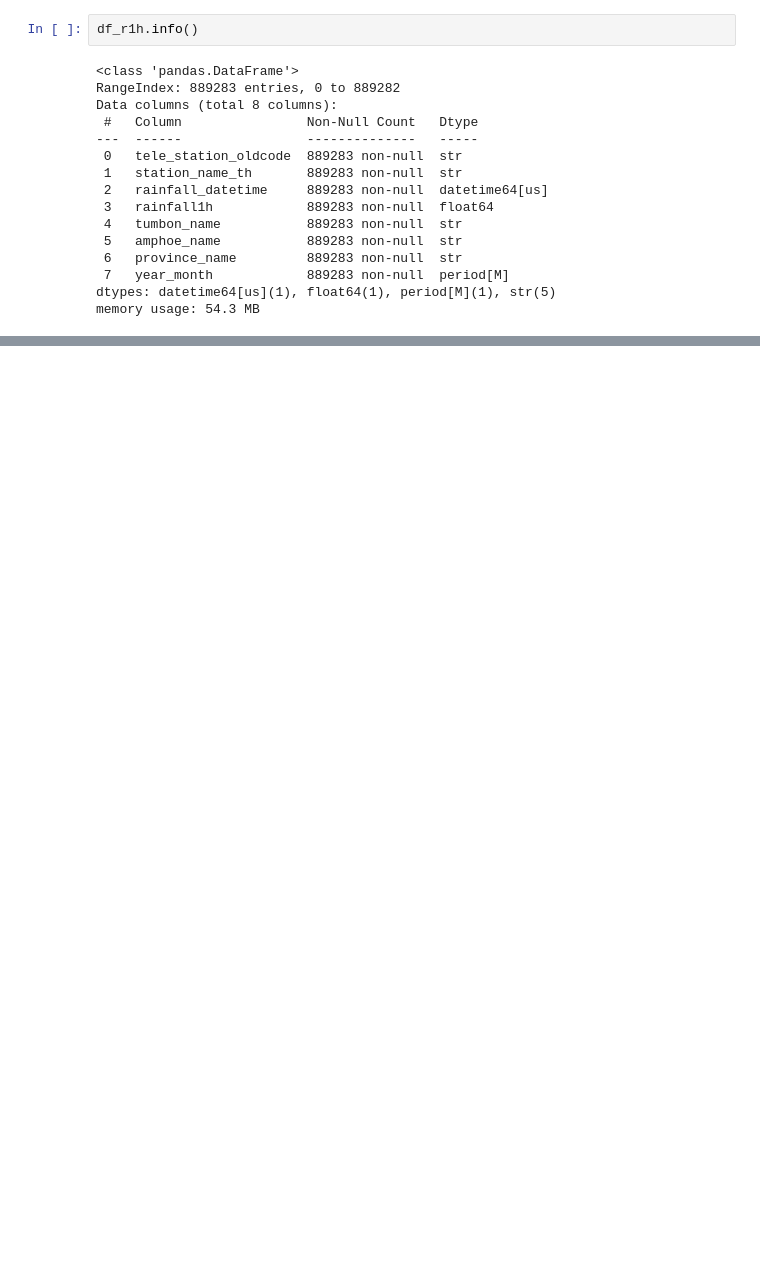
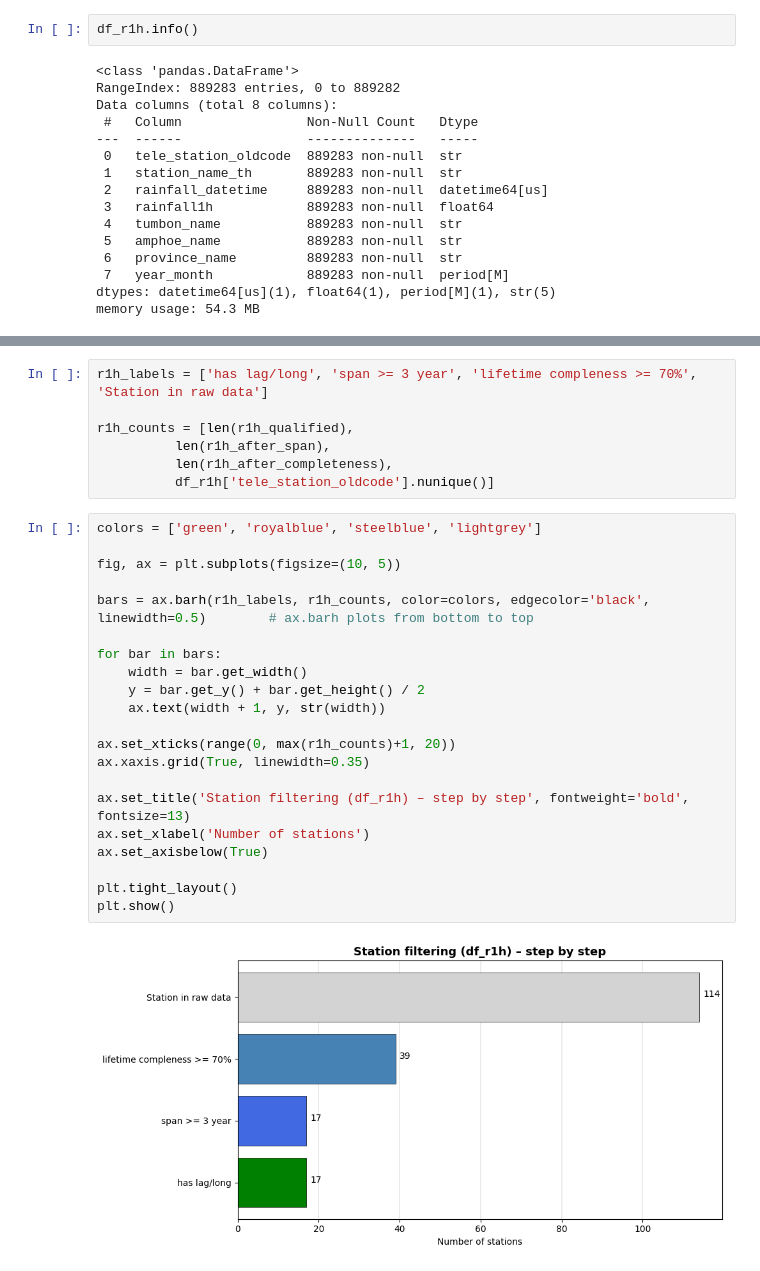
Before and after one commit to pongsakorn-onnim/rainfall_threshold_songkla, a Jupyter notebook: 01_exploratory_data_analysis.ipynb, the cells around one changed output, grey strips where cells are left out. Drawn from its saved outputs; the diff is of its cells as text; blank space fills up the shorter version.

```diff
--- a/01_exploratory_data_analysis.ipynb
+++ b/01_exploratory_data_analysis.ipynb
@@ -530,0 +566,30 @@ df_r1h_summary
+# %%
+r1h_labels = ['has lag/long', 'span >= 3 year', 'lifetime compleness >= 70%', 'Station in raw data']
+
+r1h_counts = [len(r1h_qualified),
+          len(r1h_after_span),
+          len(r1h_after_completeness),
+          df_r1h['tele_station_oldcode'].nunique()]
+# %%
+colors = ['green', 'royalblue', 'steelblue', 'lightgrey']
+
+fig, ax = plt.subplots(figsize=(10, 5))
+
+bars = ax.barh(r1h_labels, r1h_counts, color=colors, edgecolor='black', linewidth=0.5)        # ax.barh plots from bottom to top
+
+for bar in bars:
+    width = bar.get_width()
+    y = bar.get_y() + bar.get_height() / 2
+    ax.text(width + 1, y, str(width))
+
+ax.set_xticks(range(0, max(r1h_counts)+1, 20))
+ax.xaxis.grid(True, linewidth=0.35)
+
+ax.set_title('Station filtering (df_r1h) – step by step', fontweight='bold', fontsize=13)
+ax.set_xlabel('Number of stations')
+ax.set_axisbelow(True)
+
+plt.tight_layout()
+plt.show()
+# %% [output]
+[figure, added]
```
Also changed, not shown: parts of 29 cells of this notebook.
